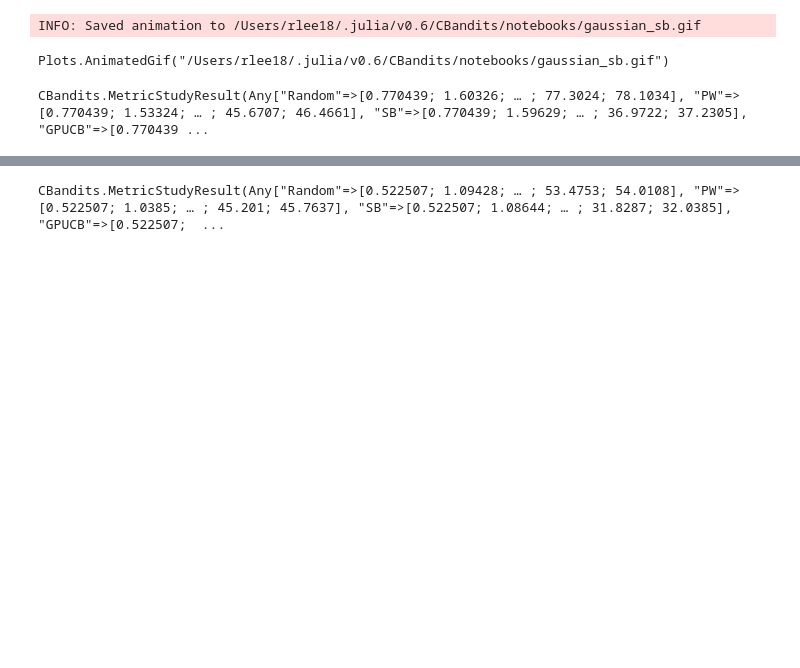
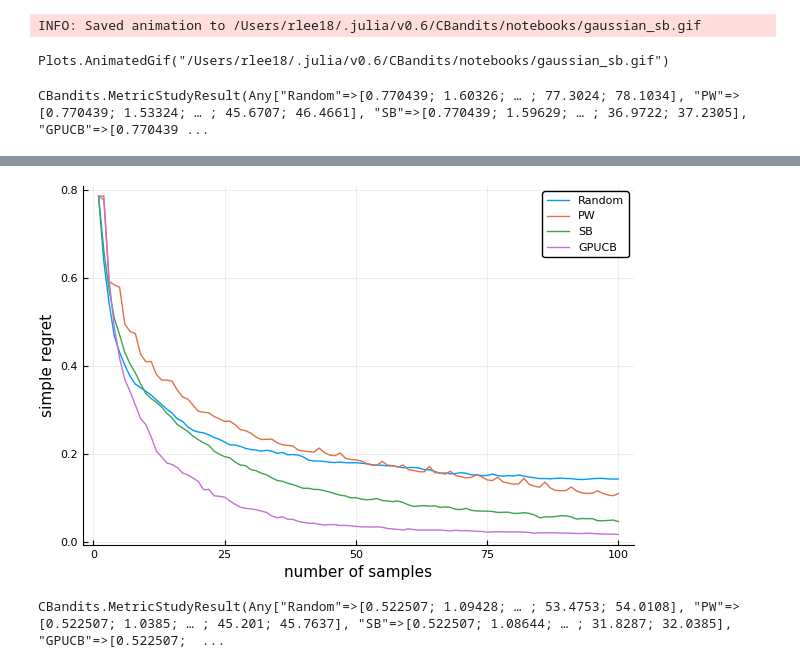
Before and after one commit to rcnlee/CBandits.jl, a Jupyter notebook: notebooks/Bandits.ipynb, the cells around one changed output, grey strips where cells are left out. Cells and saved outputs as stored; diff of their text form; code cells hidden in the pictures; blank space fills up the shorter version.

```diff
--- a/notebooks/Bandits.ipynb
+++ b/notebooks/Bandits.ipynb
@@ -127,3 +125,9 @@ plot(result, :simple_regret)
+# %%
+p = plot(result, :simple_regret)
+png(p, "./simple_regret_twobumps.png")
+p
+# %% [output]
+[figure, added]
 # %%
 ## Metrics: Gaussian Actions
 # %%
```
Also changed, not shown: parts of 17 cells of this notebook, 4 other files.
